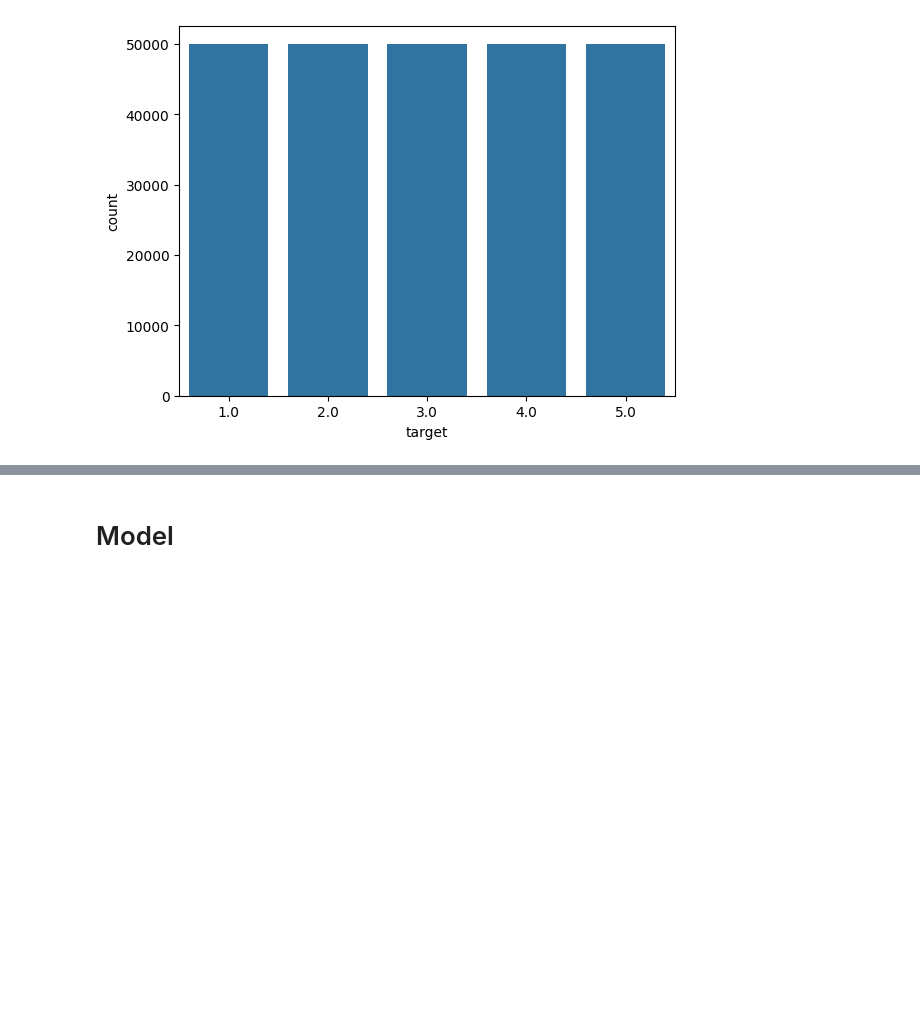
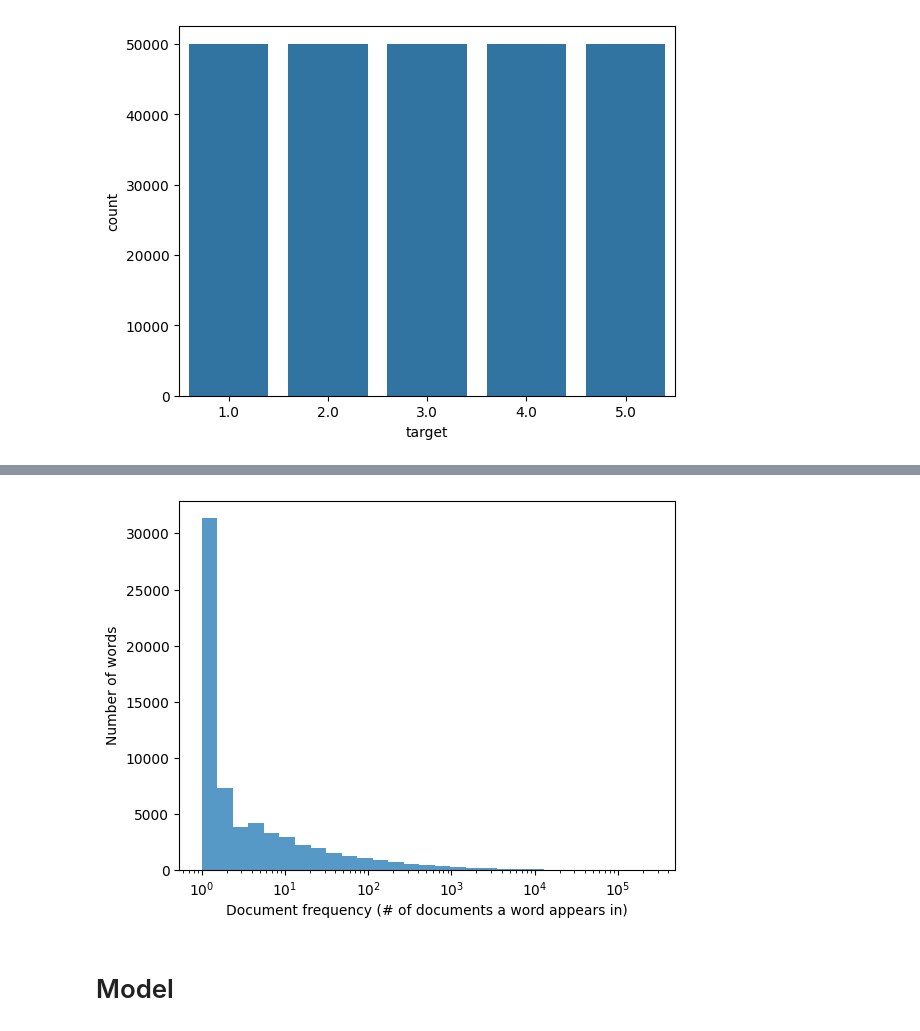
Before and after one commit to jacquesamsel/stats-318-project, a Jupyter notebook: analysis.ipynb, the cells around one changed output, grey strips where cells are left out. Cells and saved outputs as stored; diff of their text form; code cells hidden in the pictures; blank space fills up the shorter version.

```diff
--- a/analysis.ipynb
+++ b/analysis.ipynb
@@ -125,3 +176,17 @@ plt.show()
+# %%
+
+document_frequencies = np.asarray((X_train_counts > 0).sum(axis=0)).reshape((-1,))
+axs = plt.axes()
+ax = sns.histplot(document_frequencies, bins=np.logspace(np.log10(document_frequencies.min()), np.log10(document_frequencies.max()), 30))
+ax.set_xscale("log")
+ax.set_xlabel("Document frequency (# of documents a word appears in)")
+ax.set_ylabel("Number of words")
+
+
+
+plt.savefig("figures/document_frequency_histogram.png")
+# %% [output]
+[figure, added]
 # %% [markdown]
 # Model
 # %% [markdown]
```
Also changed, not shown: parts of 14 cells of this notebook.
